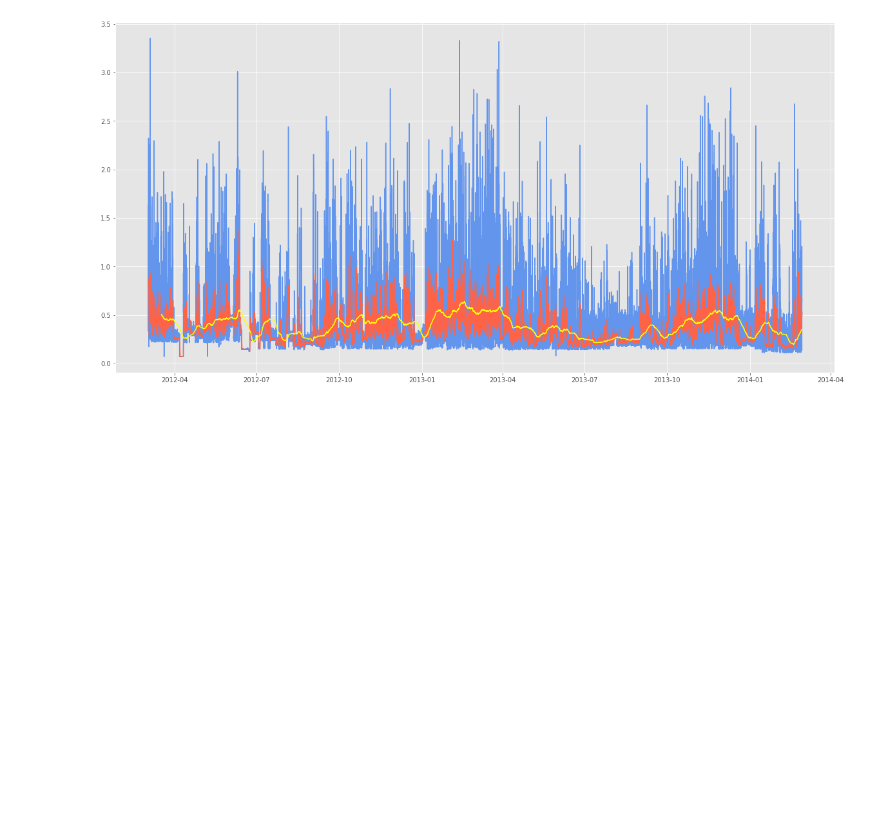
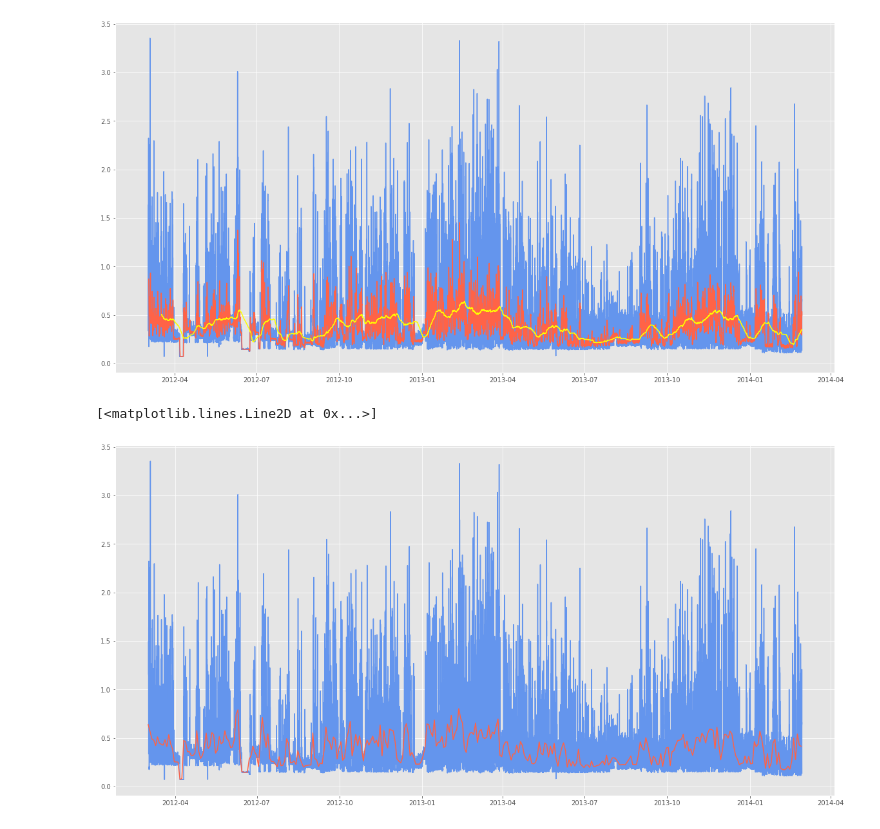
Before and after one commit to wobniarin/Project-Week-8-Final-Project, a Jupyter notebook: your-project/2.JupyterNotebooks/1_Data_Analysis_ML_Model.ipynb, the cells around one changed output. Saved outputs shown, nothing was run; the diff lists cells and outputs as text; code cells hidden in the pictures; blank space fills up the shorter version.

```diff
--- a/your-project/2.JupyterNotebooks/1_Data_Analysis_ML_Model.ipynb
+++ b/your-project/2.JupyterNotebooks/1_Data_Analysis_ML_Model.ipynb
@@ -171,3 +230,11 @@ plt.plot(moving_avg_720min, color='yellow')
 plt.show()
 # %% [output]
 [figure]
+# %%
+# Resample instead of moving average
+resample_3000 = user_291_df.resample("3000T").mean()
+plt.plot(user_291_df, color='cornflowerblue')
+plt.plot(resample_3000, color='tomato')
+# %% [output]
+[<matplotlib.lines.Line2D at 0x...>]
+[figure, added]
```
Also changed, not shown: parts of 11 cells of this notebook.
